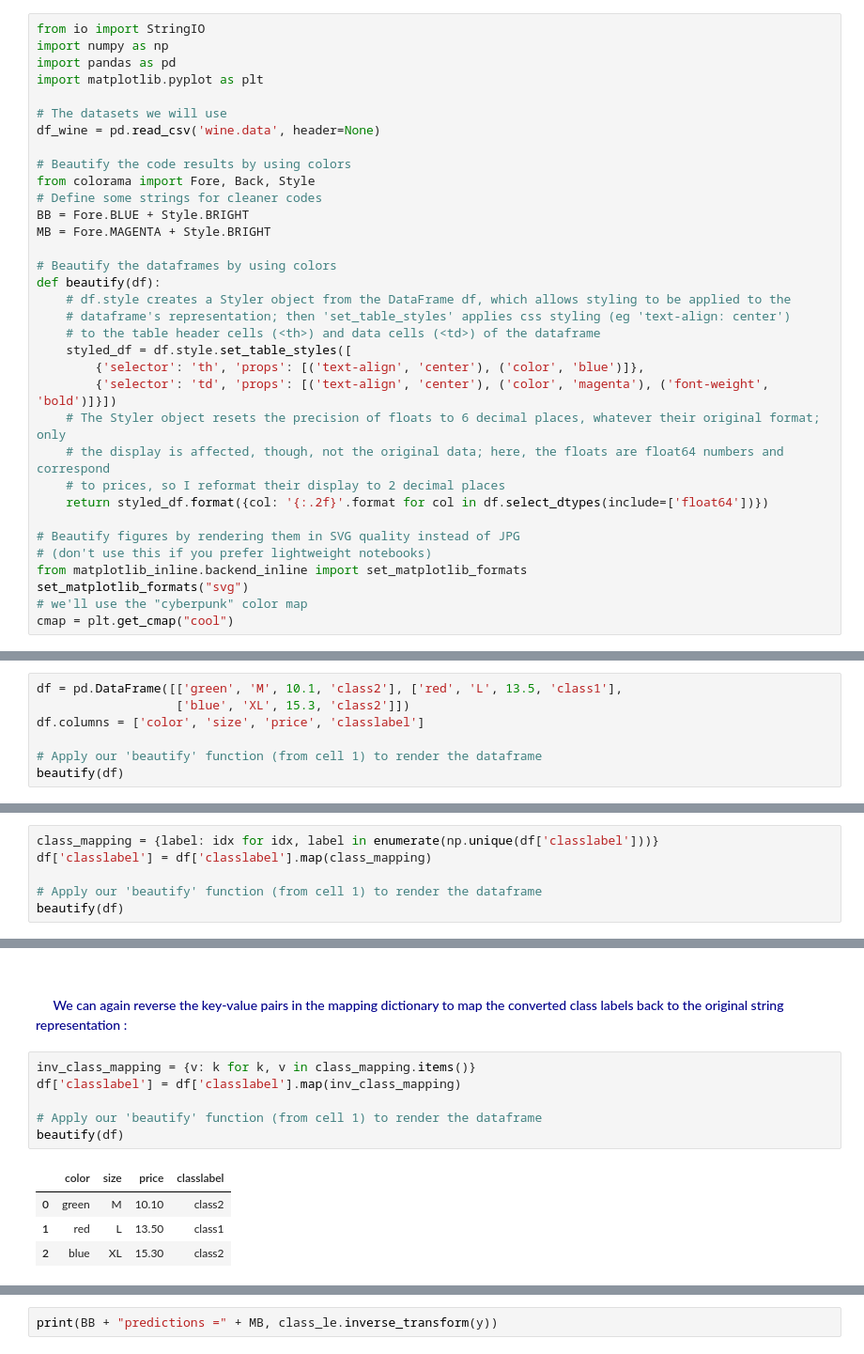
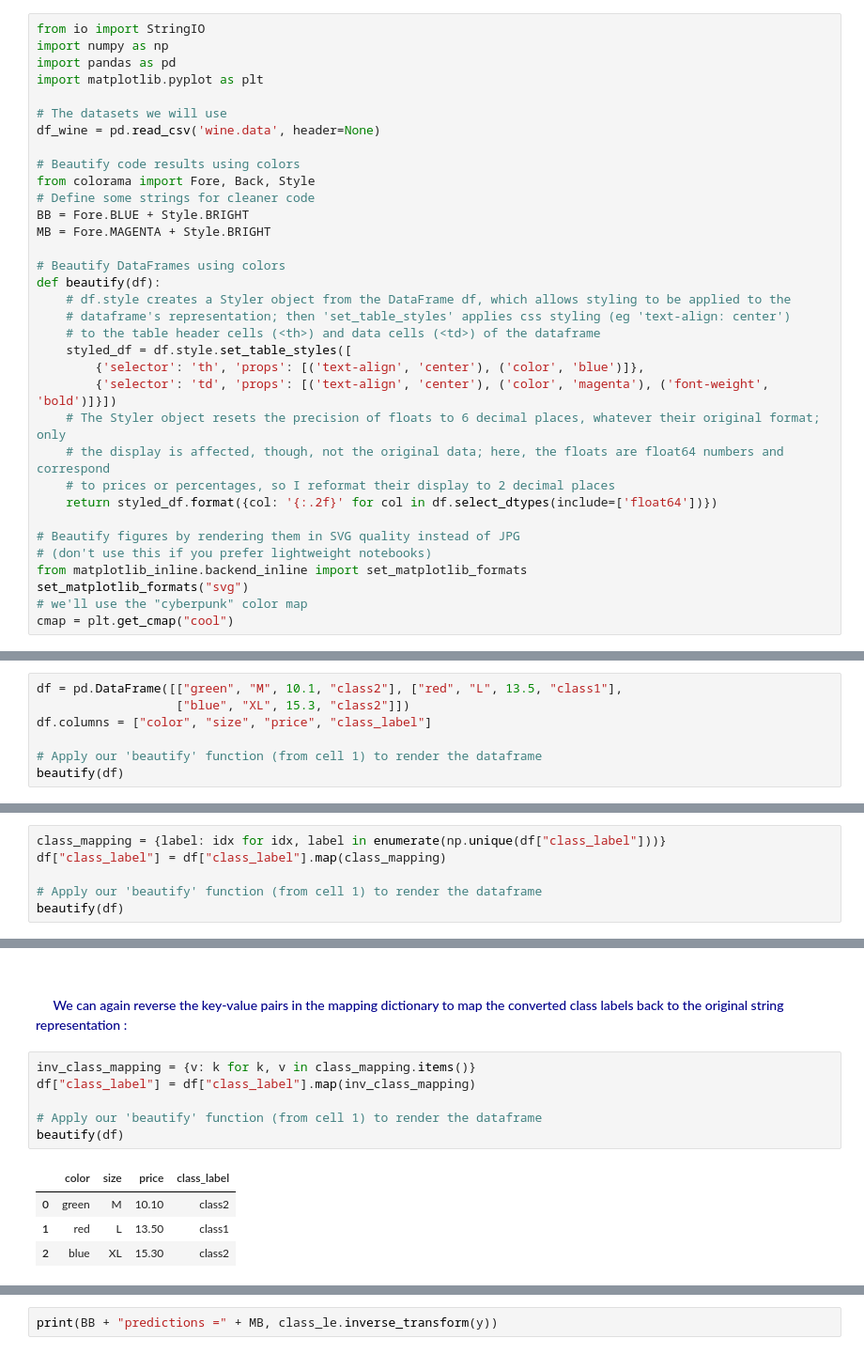
Before and after one commit to AlanTuring2000/ML-basics, a Jupyter notebook: 04. Data preprocessing/4. Data preprocessing.ipynb, the cells around one changed output, grey strips where cells are left out. Shown at 94% size. Cells and saved outputs as stored; diff of their text form.

```diff
--- a/04. Data preprocessing/4. Data preprocessing.ipynb
+++ b/04. Data preprocessing/4. Data preprocessing.ipynb
@@ -29,13 +29,13 @@ import matplotlib.pyplot as plt
 # The datasets we will use
 df_wine = pd.read_csv('wine.data', header=None)
 
-# Beautify the code results by using colors
+# Beautify code results using colors
 from colorama import Fore, Back, Style
-# Define some strings for cleaner codes
+# Define some strings for cleaner code
 BB = Fore.BLUE + Style.BRIGHT
 MB = Fore.MAGENTA + Style.BRIGHT
 
-# Beautify the dataframes by using colors
+# Beautify DataFrames using colors
 def beautify(df):
     # df.style creates a Styler object from the DataFrame df, which allows styling to be applied to the
     # dataframe's representation; then 'set_table_styles' applies css styling (eg 'text-align: center')
@@ -45,8 +45,8 @@ def beautify(df):
         {'selector': 'td', 'props': [('text-align', 'center'), ('color', 'magenta'), ('font-weight', 'bold')]}])
     # The Styler object resets the precision of floats to 6 decimal places, whatever their original format; only
     # the display is affected, though, not the original data; here, the floats are float64 numbers and correspond
-    # to prices, so I reformat their display to 2 decimal places
-    return styled_df.format({col: '{:.2f}'.format for col in df.select_dtypes(include=['float64'])})
+    # to prices or percentages, so I reformat their display to 2 decimal places
+    return styled_df.format({col: '{:.2f}' for col in df.select_dtypes(include=['float64'])})
 
 # Beautify figures by rendering them in SVG quality instead of JPG
 # (don't use this if you prefer lightweight notebooks)
@@ -170,7 +170,7 @@ imputed_data =
 # %%
-df = pd.DataFrame([['green', 'M', 10.1, 'class2'], ['red', 'L', 13.5, 'class1'],
-                   ['blue', 'XL', 15.3, 'class2']])
-df.columns = ['color', 'size', 'price', 'classlabel']
+df = pd.DataFrame([["green", "M", 10.1, "class2"], ["red", "L", 13.5, "class1"],
+                   ["blue", "XL", 15.3, "class2"]])
+df.columns = ["color", "size", "price", "class_label"]
 
 # Apply our 'beautify' function (from cell 1) to render the dataframe
 beautify(df)
@@ -216,6 +216,6 @@ beautify(df)
 # %%
-class_mapping = {label: idx for idx, label in enumerate(np.unique(df['classlabel']))}
-df['classlabel'] = df['classlabel'].map(class_mapping)
+class_mapping = {label: idx for idx, label in enumerate(np.unique(df["class_label"]))}
+df["class_label"] = df["class_label"].map(class_mapping)
 
 # Apply our 'beautify' function (from cell 1) to render the dataframe
 beautify(df)
@@ -230,12 +230,12 @@ beautify(df)
 labels back to the original string representation :
 # %%
 inv_class_mapping = {v: k for k, v in class_mapping.items()}
-df['classlabel'] = df['classlabel'].map(inv_class_mapping)
+df["class_label"] = df["class_label"].map(inv_class_mapping)
 
 # Apply our 'beautify' function (from cell 1) to render the dataframe
 beautify(df)
 # %% [output]
-|  | color | size | price | classlabel |
+|  | color | size | price | class_label |
 | 0 | green | M | 10.10 | class2 |
 | 1 | red | L | 13.50 | class1 |
 | 2 | blue | XL | 15.30 | class2 |
```
Also changed, not shown: parts of 77 cells of this notebook, 10 other files.
